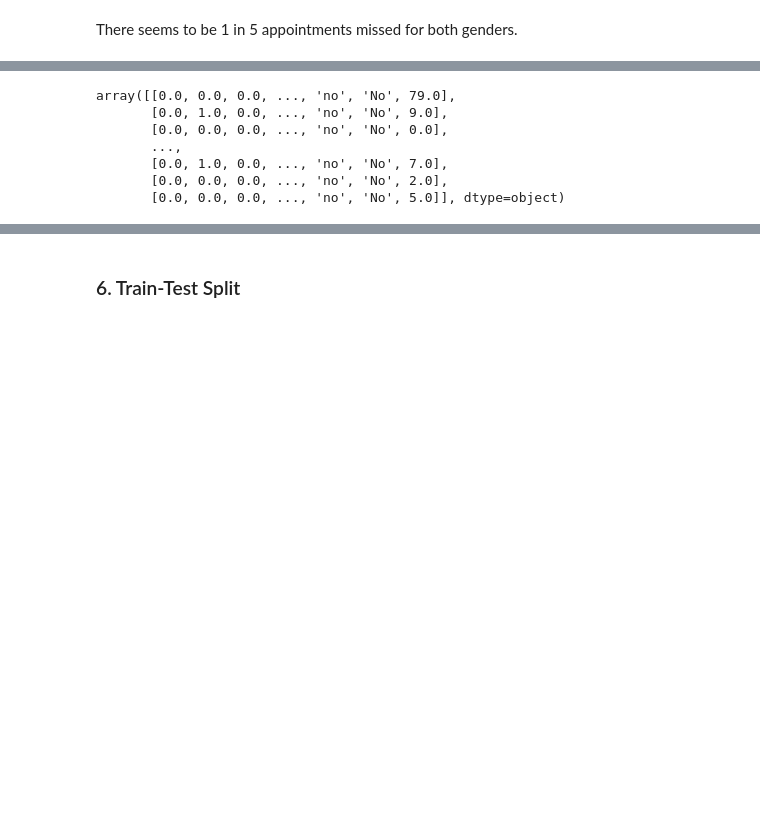
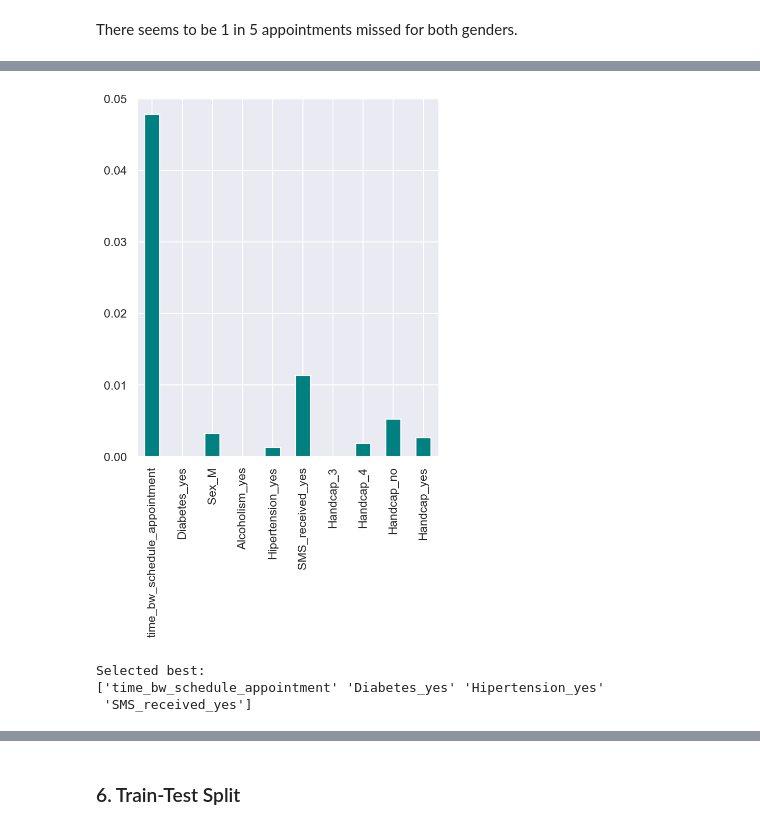
Before and after one commit to MRaza98/BIPM, a Jupyter notebook: Data Science/Project/group_copy_paste.ipynb, the cells around one changed output, grey strips where cells are left out. Saved outputs shown, nothing was run; the diff lists cells and outputs as text; code cells hidden in the pictures; blank space fills up the shorter version.

```diff
--- a/Data Science/Project/group_copy_paste.ipynb
+++ b/Data Science/Project/group_copy_paste.ipynb
@@ -316,22 +505,52 @@ plt.show()
+# %%
+# Feature Selection based on Info Gain
+
+from sklearn.feature_selection import mutual_info_classif
+
+X = df_t_encoded.drop("No-show_Yes", axis=1)
+y = df_t_encoded['No-show_Yes']
+
+importances = mutual_info_classif(X, y)
+feature_importances = pd.Series(importances, df_t_encoded.columns[0:len(df_t_encoded.columns)-1])
+feature_importances.plot(kind="bar", color="teal")
+plt.show()
+# %% [output]
+[figure, added]
+# %%
+from sklearn.feature_selection import SelectKBest
+from sklearn.feature_selection import chi2, f_regression, f_classif
+from numpy import array
+
+# Create training set and prediction target
+X = df_t_encoded.drop("No-show_Yes", axis=1)
+y = df_t_encoded['No-show_Yes']
+
+# Perform feature selection
+# Set k to the number of features you want to identify
+select = SelectKBest(score_func=f_classif, k=4)
+select.fit_transform(X,y)
+
+# Print feature names
+filter = select.get_support()
+features = array(X.columns)
+
+print("Selected best:")
+print(features[filter])
+# %% [output]
+Selected best:
+['time_bw_schedule_appointment' 'Diabetes_yes' 'Hipertension_yes'
+ 'SMS_received_yes']
 # %%
 # One Hot Encoding of Categorical Variables
 
-from sklearn.compose import ColumnTransformer
-from sklearn.preprocessing import OneHotEncoder
+# from sklearn.compose import ColumnTransformer
+# from sklearn.preprocessing import OneHotEncoder
 
-ohe = OneHotEncoder(sparse_output=False, drop='if_binary')
+# ohe = OneHotEncoder(sparse_output=False, drop='if_binary')
 
-ct_one_hot = ColumnTransformer(
-    [('OneHotEncoder', ohe, ['Diabetes', 'Sex', 'Alcoholism', 'Hipertension', 'SMS_received', 'Handcap'])],
-    remainder='passthrough'
-)
+# ct_one_hot = ColumnTransformer(
+#     [('OneHotEncoder', ohe, ['Diabetes', 'Sex', 'Alcoholism', 'Hipertension', 'SMS_received', 'Handcap'])],
+#     remainder='passthrough'
+# )
 
-ct_one_hot.fit_transform(df_t)
+# name = ct_one_hot.fit_transform(df_t)
-# %% [output]
-array([[0.0, 0.0, 0.0, ..., 'no', 'No', 79.0],
-       [0.0, 1.0, 0.0, ..., 'no', 'No', 9.0],
-       [0.0, 0.0, 0.0, ..., 'no', 'No', 0.0],
-       ...,
-       [0.0, 1.0, 0.0, ..., 'no', 'No', 7.0],
-       [0.0, 0.0, 0.0, ..., 'no', 'No', 2.0],
-       [0.0, 0.0, 0.0, ..., 'no', 'No', 5.0]], dtype=object)
```
Also changed, not shown: parts of 30 cells of this notebook.
